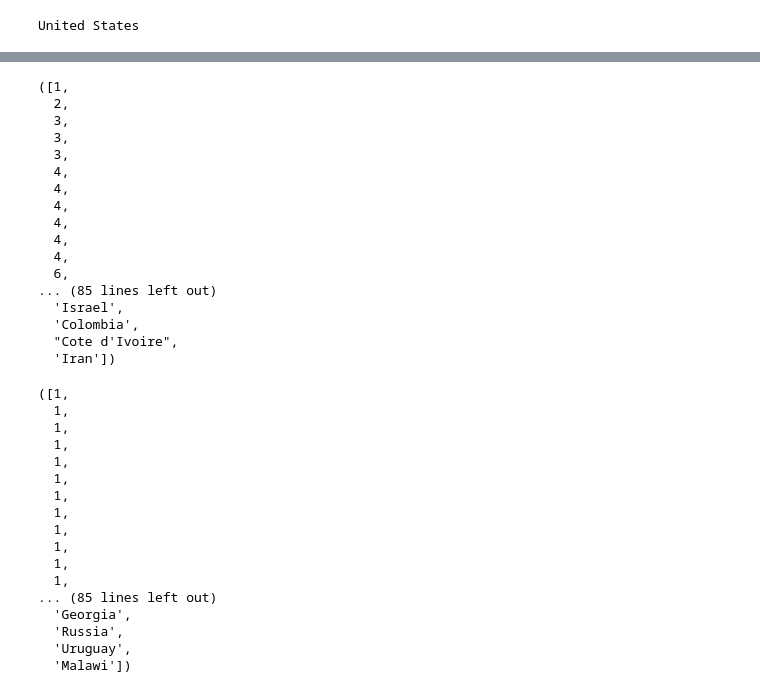
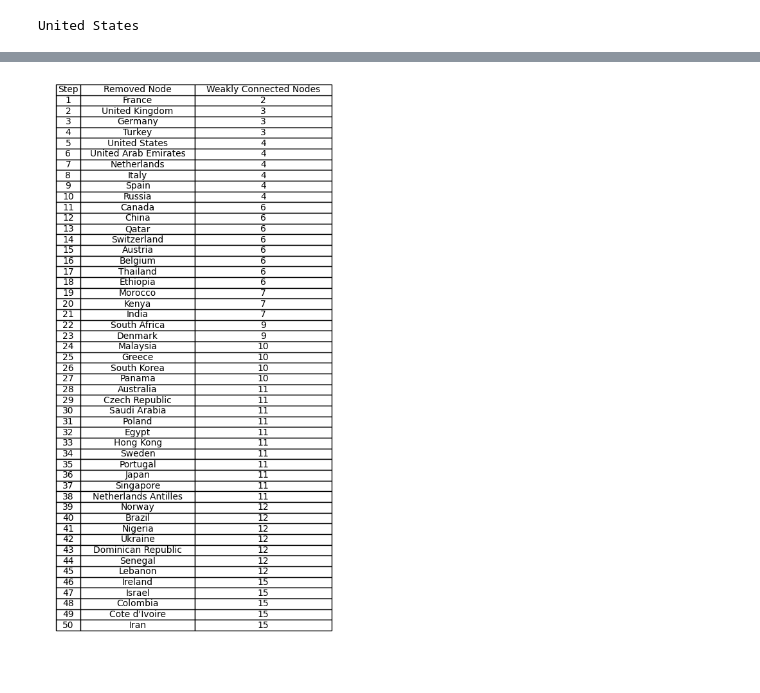
Before and after one commit to jplgarcia/analise_de_dados_complexos, a Jupyter notebook: projeto.ipynb, the cells around one changed output, grey strips where cells are left out. Cells and saved outputs as stored; diff of their text form; code cells hidden in the pictures; blank space fills up the shorter version.

```diff
--- a/projeto.ipynb
+++ b/projeto.ipynb
@@ -273,40 +277,5 @@ plt.show()
 # %%
-modify_graph(flight_graph, "degree", n=50)
+result_table = modify_graph(flight_graph, "degree", n=50)
+showTable(result_table)
 # %% [output]
-([1,
-  2,
-  3,
-  3,
-  3,
-  4,
-  4,
-  4,
-  4,
-  4,
-  4,
-  6,
-... (85 lines left out)
-  'Israel',
-  'Colombia',
-  "Cote d'Ivoire",
-  'Iran'])
+[figure, added]
-# %%
-modify_graph(flight_graph, "random", n=50)
-# %% [output]
-([1,
-  1,
-  1,
-  1,
-  1,
-  1,
-  1,
-  1,
-  1,
-  1,
-  1,
-  1,
-... (85 lines left out)
-  'Georgia',
-  'Russia',
-  'Uruguay',
-  'Malawi'])
```
Also changed, not shown: parts of 4 cells of this notebook, 1 other file.
